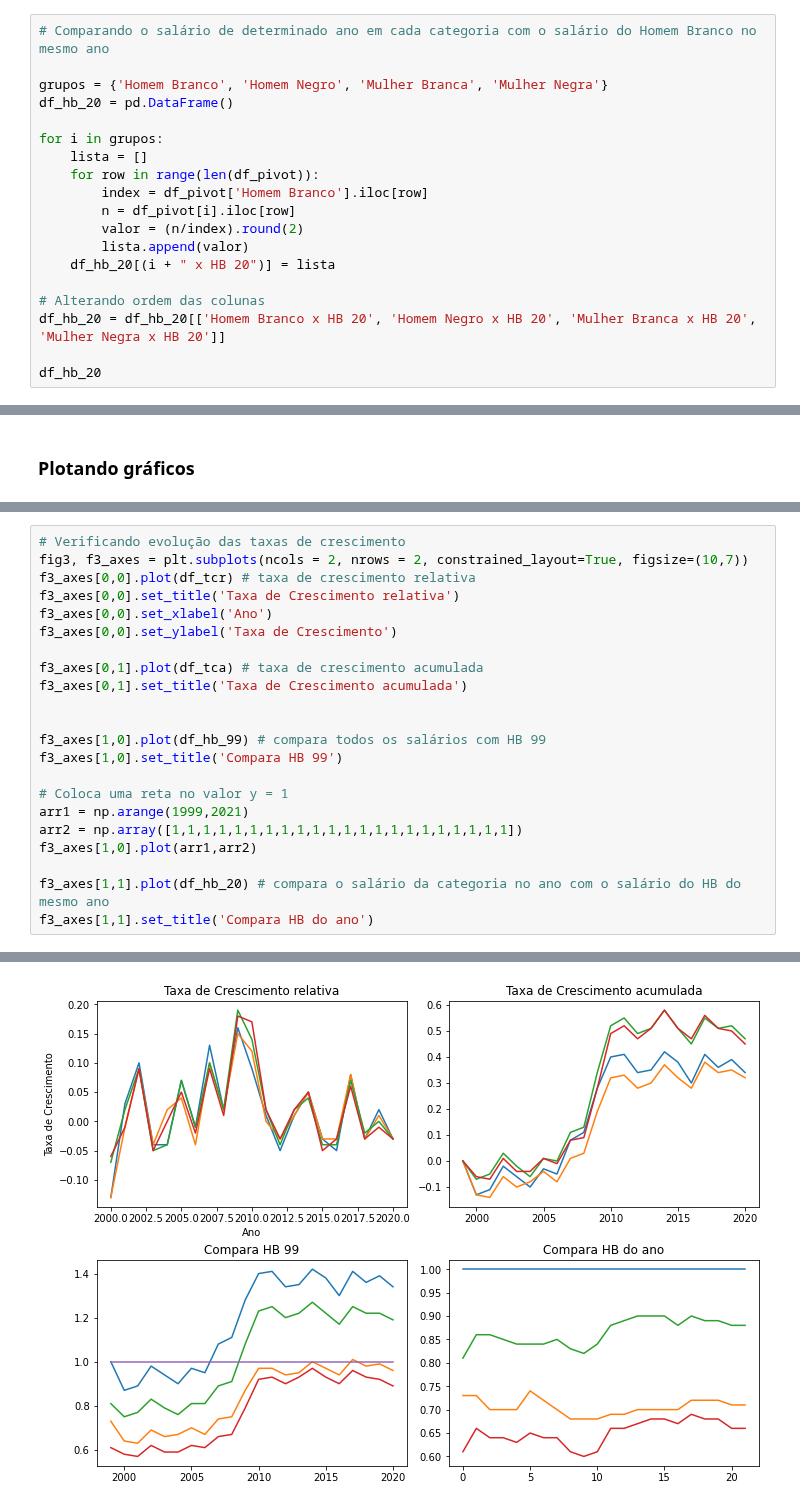
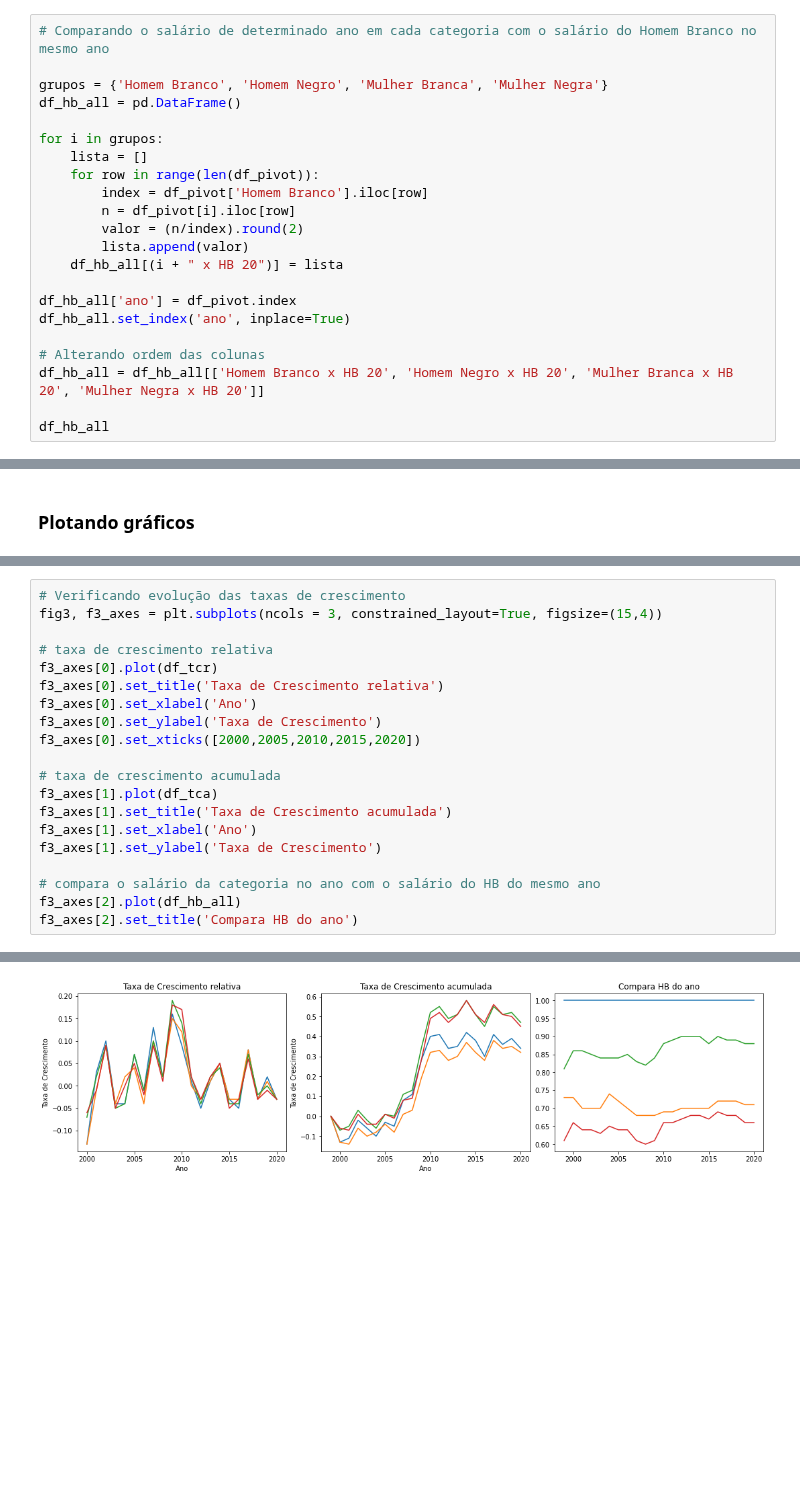
Before and after one commit to deborabastos/hacker_fiscalizacao, a Jupyter notebook: serviores.ipynb, the cells around one changed output, grey strips where cells are left out. Saved outputs shown, nothing was run; the diff lists cells and outputs as text; blank space fills up the shorter version.

```diff
--- a/serviores.ipynb
+++ b/serviores.ipynb
@@ -257,7 +257,7 @@ df_hb_99
 # Comparando o salário de determinado ano em cada categoria com o salário do Homem Branco no mesmo ano
 
 grupos = {'Homem Branco', 'Homem Negro', 'Mulher Branca', 'Mulher Negra'}
-df_hb_20 = pd.DataFrame()
+df_hb_all = pd.DataFrame()
 
 for i in grupos:
     lista = []
@@ -266,11 +266,14 @@ for i in grupos:
         n = df_pivot[i].iloc[row]
         valor = (n/index).round(2)
         lista.append(valor)
-    df_hb_20[(i + " x HB 20")] = lista
+    df_hb_all[(i + " x HB 20")] = lista
+
+df_hb_all['ano'] = df_pivot.index
+df_hb_all.set_index('ano', inplace=True)
 
 # Alterando ordem das colunas
-df_hb_20 = df_hb_20[['Homem Branco x HB 20', 'Homem Negro x HB 20', 'Mulher Branca x HB 20', 'Mulher Negra x HB 20']]
+df_hb_all = df_hb_all[['Homem Branco x HB 20', 'Homem Negro x HB 20', 'Mulher Branca x HB 20', 'Mulher Negra x HB 20']]
 
-df_hb_20
+df_hb_all
 # %% [output]
 |  | Homem Branco x HB 20 | Homem Negro x HB 20 | Mulher Branca x HB 20 | Mulher Negra x HB 20 |
@@ -329,25 +332,23 @@ plt.legend()
 # %%
 # Verificando evolução das taxas de crescimento
-fig3, f3_axes = plt.subplots(ncols = 2, nrows = 2, constrained_layout=True, figsize=(10,7))
-f3_axes[0,0].plot(df_tcr) # taxa de crescimento relativa
-f3_axes[0,0].set_title('Taxa de Crescimento relativa')
-f3_axes[0,0].set_xlabel('Ano')
-f3_axes[0,0].set_ylabel('Taxa de Crescimento')
+fig3, f3_axes = plt.subplots(ncols = 3, constrained_layout=True, figsize=(15,4))
 
-f3_axes[0,1].plot(df_tca) # taxa de crescimento acumulada
-f3_axes[0,1].set_title('Taxa de Crescimento acumulada')
+# taxa de crescimento relativa
+f3_axes[0].plot(df_tcr)
+f3_axes[0].set_title('Taxa de Crescimento relativa')
+f3_axes[0].set_xlabel('Ano')
+f3_axes[0].set_ylabel('Taxa de Crescimento')
+f3_axes[0].set_xticks([2000,2005,2010,2015,2020])
 
+# taxa de crescimento acumulada
+f3_axes[1].plot(df_tca)
+f3_axes[1].set_title('Taxa de Crescimento acumulada')
+f3_axes[1].set_xlabel('Ano')
+f3_axes[1].set_ylabel('Taxa de Crescimento')
 
-f3_axes[1,0].plot(df_hb_99) # compara todos os salários com HB 99
-f3_axes[1,0].set_title('Compara HB 99')
-
-# Coloca uma reta no valor y = 1
-arr1 = np.arange(1999,2021)
-arr2 = np.array([1,1,1,1,1,1,1,1,1,1,1,1,1,1,1,1,1,1,1,1,1,1])
-f3_axes[1,0].plot(arr1,arr2)
-
-f3_axes[1,1].plot(df_hb_20) # compara o salário da categoria no ano com o salário do HB do mesmo ano
-f3_axes[1,1].set_title('Compara HB do ano')
+# compara o salário da categoria no ano com o salário do HB do mesmo ano
+f3_axes[2].plot(df_hb_all)
+f3_axes[2].set_title('Compara HB do ano')
 # %% [output]
 Text(0.5, 1.0, 'Compara HB do ano')
-[figure, old version]
+[figure, new version]
```
Also changed, not shown: parts of 6 cells of this notebook, 3 other files.
